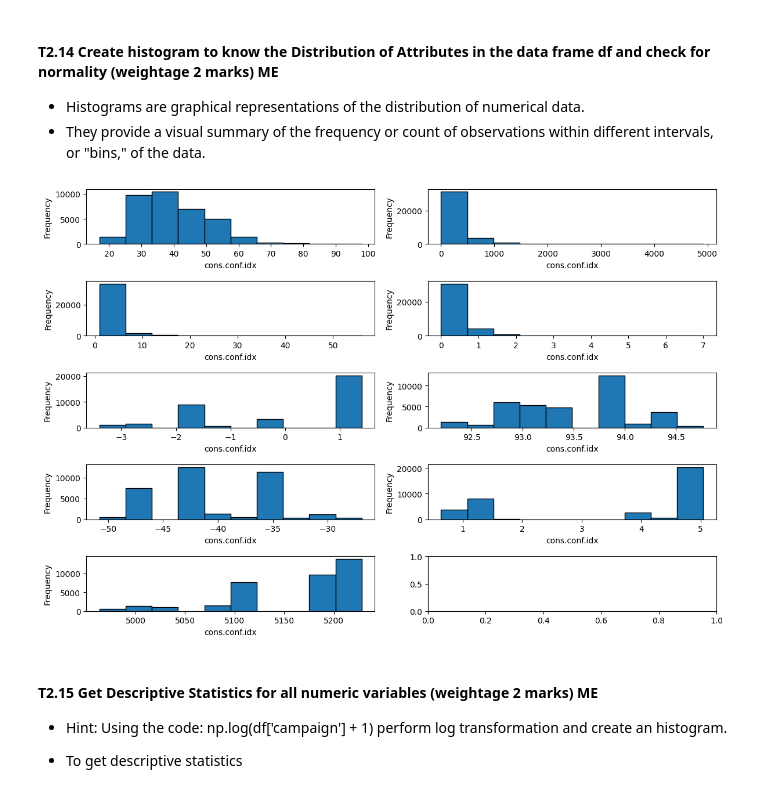
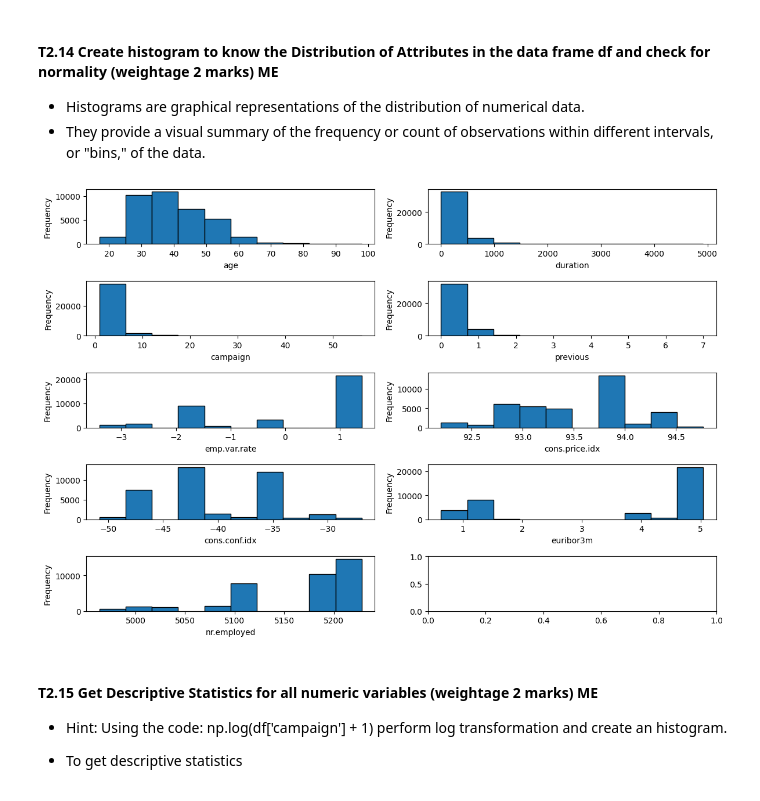
Before and after one commit to talwargit/classification_ml_model, a Jupyter notebook: Assessment.ipynb, the cells around one changed output. Cells and saved outputs as stored; diff of their text form; code cells hidden in the pictures.

```diff
--- a/Assessment.ipynb
+++ b/Assessment.ipynb
@@ -1057,20 +1055,20 @@ df['day_of_week'] = df['day_of_week'].astype(str)
 # %%
 # Code starts here
 num_cols = 2
 num_rows = (len(Numeric) + 1) // num_cols
 fig, axes = plt.subplots(nrows=num_rows,ncols=num_cols, figsize=(12,8))
 for i, column in enumerate(Numeric):
     row = i // num_cols
     col = i % num_cols
     axes[row,col].hist(df[column],bins=10,edgecolor='black')
-    axes[row,col].set_xlabel(cl)
+    axes[row,col].set_xlabel(column)
     axes[row,col].set_ylabel('Frequency')
 plt.tight_layout()
 plt.show()
 
 # Code ends here
 # %% [output]
-[figure, old version]
+[figure, new version]
 # %% [markdown]
 #### T2.15	Get Descriptive Statistics for all numeric variables (weightage 2 marks) ME
 
```
Also changed, not shown: parts of 20 cells of this notebook.
